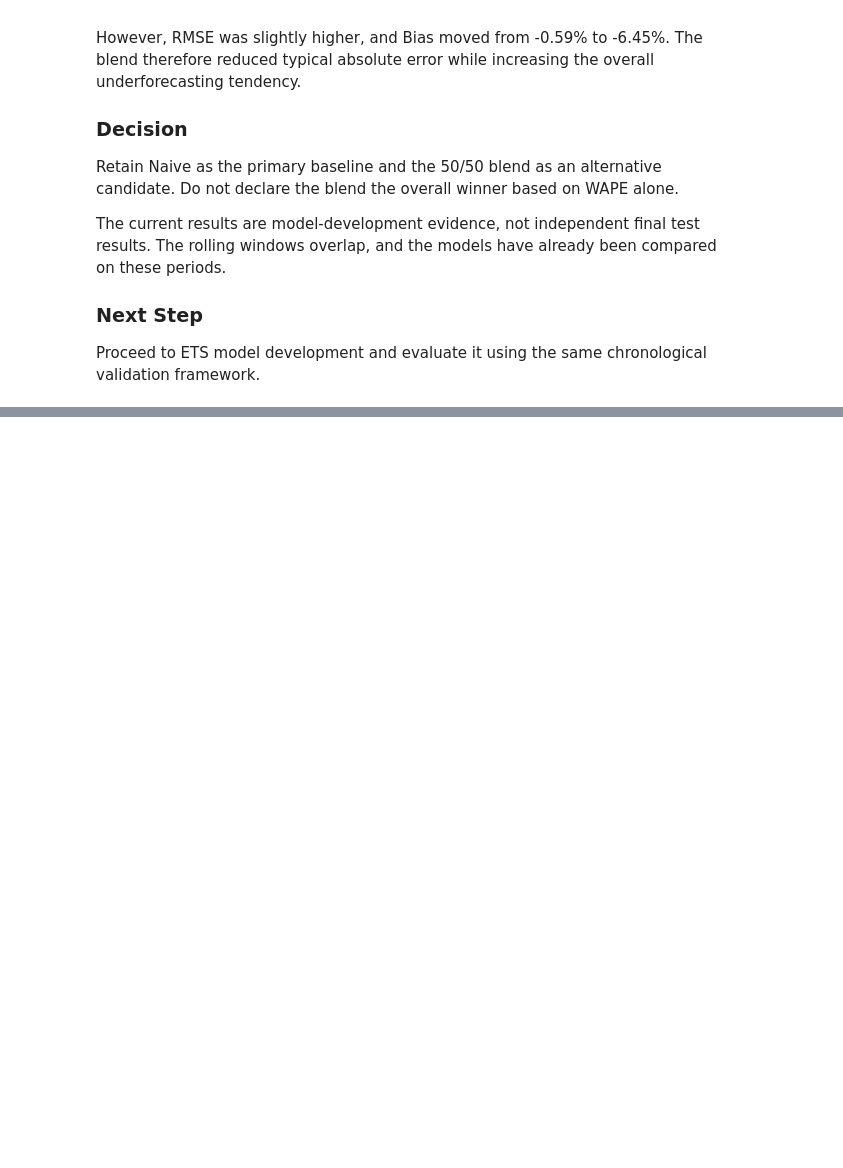
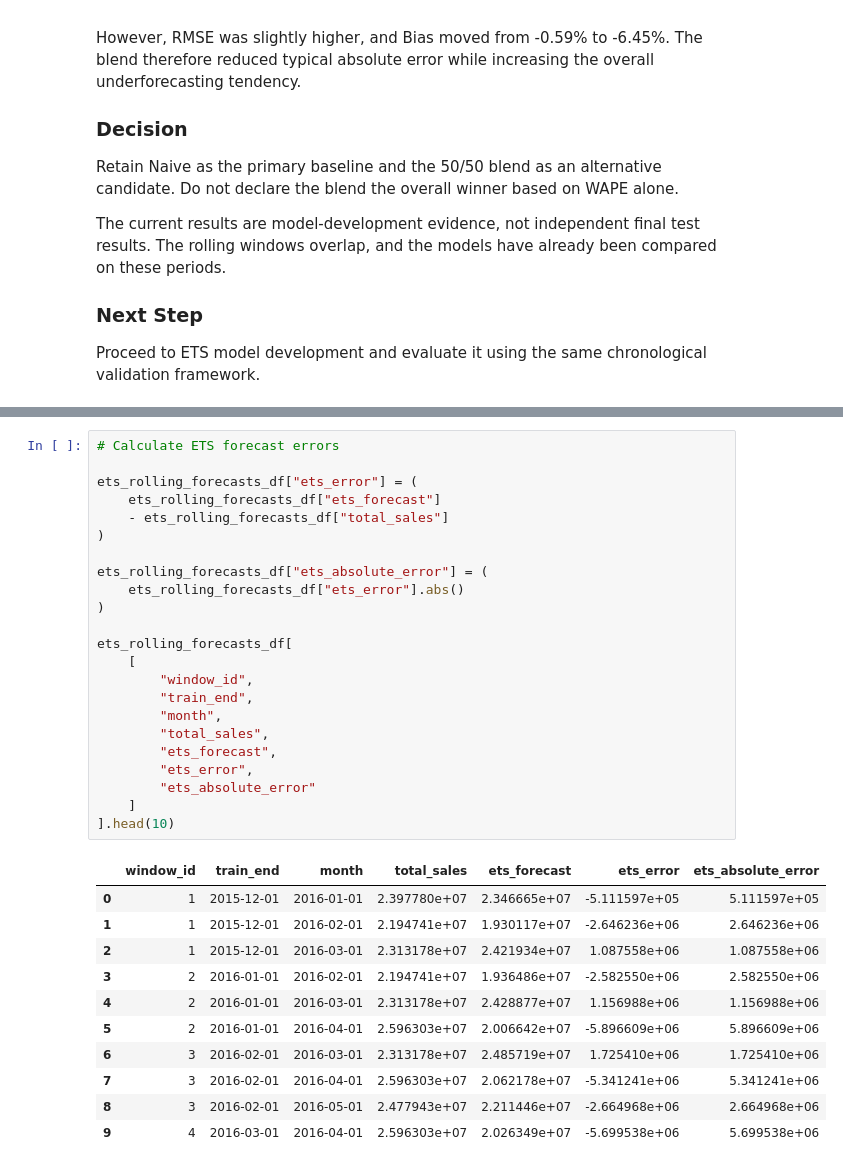
Before and after one commit to Abu-Hozaifa-Retail-Analyst/retail-sales-forecasting, a Jupyter notebook: notebooks/01_data_quality/02_initial_data_profiling.ipynb, the cells around one changed output, grey strips where cells are left out. Saved outputs shown, nothing was run; the diff lists cells and outputs as text; blank space fills up the shorter version.

Commit message:
feat: evaluate additive ETS sales forecast

```diff
--- a/notebooks/01_data_quality/02_initial_data_profiling.ipynb
+++ b/notebooks/01_data_quality/02_initial_data_profiling.ipynb
@@ -10463,0 +10668,35 @@ chronological validation framework.
+# %%
+# Calculate ETS forecast errors
+
+ets_rolling_forecasts_df["ets_error"] = (
+    ets_rolling_forecasts_df["ets_forecast"]
+    - ets_rolling_forecasts_df["total_sales"]
+)
+
+ets_rolling_forecasts_df["ets_absolute_error"] = (
+    ets_rolling_forecasts_df["ets_error"].abs()
+)
+
+ets_rolling_forecasts_df[
+    [
+        "window_id",
+        "train_end",
+        "month",
+        "total_sales",
+        "ets_forecast",
+        "ets_error",
+        "ets_absolute_error"
+    ]
+].head(10)
+# %% [output]
+|  | window_id | train_end | month | total_sales | ets_forecast | ets_error | ets_absolute_error |
+| 0 | 1 | 2015-12-01 | 2016-01-01 | 2.397780e+07 | 2.346665e+07 | -5.111597e+05 | 5.111597e+05 |
+| 1 | 1 | 2015-12-01 | 2016-02-01 | 2.194741e+07 | 1.930117e+07 | -2.646236e+06 | 2.646236e+06 |
+| 2 | 1 | 2015-12-01 | 2016-03-01 | 2.313178e+07 | 2.421934e+07 | 1.087558e+06 | 1.087558e+06 |
+| 3 | 2 | 2016-01-01 | 2016-02-01 | 2.194741e+07 | 1.936486e+07 | -2.582550e+06 | 2.582550e+06 |
+| 4 | 2 | 2016-01-01 | 2016-03-01 | 2.313178e+07 | 2.428877e+07 | 1.156988e+06 | 1.156988e+06 |
+| 5 | 2 | 2016-01-01 | 2016-04-01 | 2.596303e+07 | 2.006642e+07 | -5.896609e+06 | 5.896609e+06 |
+| 6 | 3 | 2016-02-01 | 2016-03-01 | 2.313178e+07 | 2.485719e+07 | 1.725410e+06 | 1.725410e+06 |
+| 7 | 3 | 2016-02-01 | 2016-04-01 | 2.596303e+07 | 2.062178e+07 | -5.341241e+06 | 5.341241e+06 |
+| 8 | 3 | 2016-02-01 | 2016-05-01 | 2.477943e+07 | 2.211446e+07 | -2.664968e+06 | 2.664968e+06 |
+| 9 | 4 | 2016-03-01 | 2016-04-01 | 2.596303e+07 | 2.026349e+07 | -5.699538e+06 | 5.699538e+06 |
```
Also changed, not shown: parts of 10 cells of this notebook, 1 other file.
